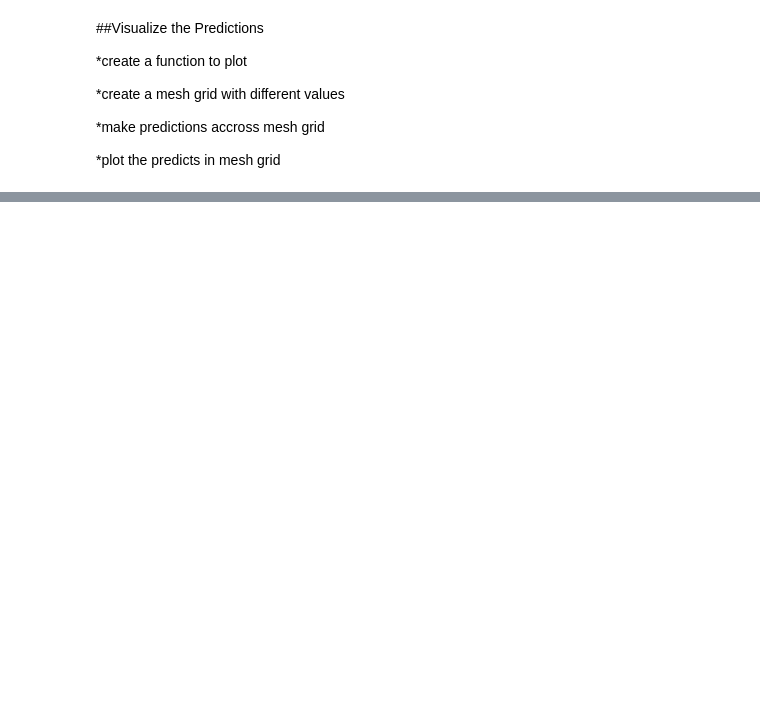
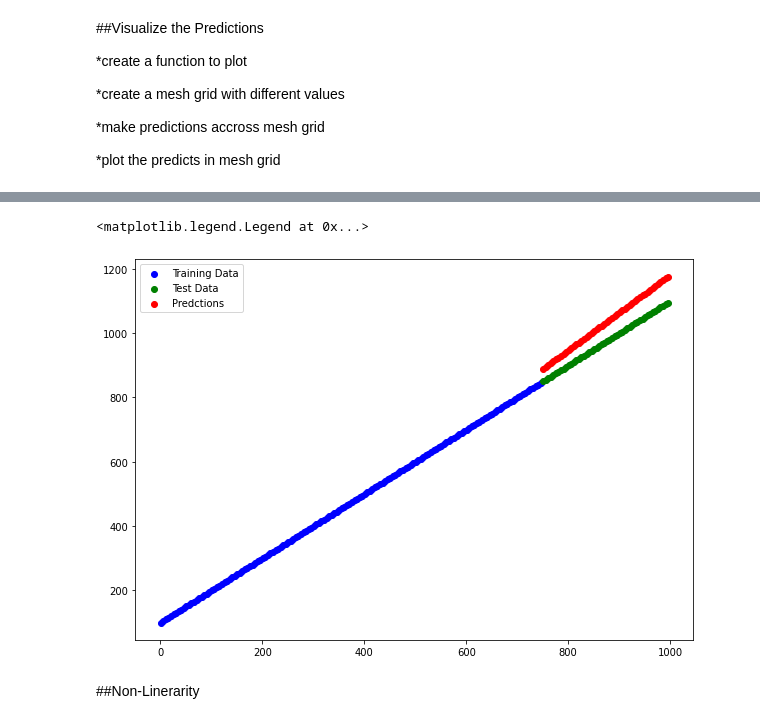
Before and after one commit to PasinduUkwatta/TensorFlow--Practise, a Jupyter notebook: 02_Neural_Network_Classification.ipynb, the cells around one changed output, grey strips where cells are left out. Cells and saved outputs as stored; diff of their text form; code cells hidden in the pictures; blank space fills up the shorter version.

```diff
--- a/02_Neural_Network_Classification.ipynb
+++ b/02_Neural_Network_Classification.ipynb
@@ -340,0 +372,26 @@ doing binary classiifcation
+# %%
+#set the random seed
+tf.random.set_seed(42)
+
+#create the model
+model_3=tf.keras.Sequential([
+                             tf.keras.layers.Dense(100),
+                             tf.keras.layers.Dense(10),
+                             tf.keras.layers.Dense(1)
+
+])
+
+
+#compile the model
+model_3.compile(loss=tf.keras.losses.mae,
+                optimizer=tf.keras.optimizers.Adam(),
+                metrics=["mae"])
+# %%
+#split the data into training and test set
+X_reg_train =X_regression[:150]
+X_reg_test=X_regression[150:]
+y_reg_train=y_regression[:150]
+y_reg_test=y_regression[150:]
+
+#fit the model into train data
+model_3.fit(X_reg_train,y_reg_train,epochs=100)
@@ -340,0 +422,17 @@ doing binary classiifcation
+# %%
+#make predcitons
+y_reg_preds=model_3.predict(X_reg_test)
+
+#plot the model predcitons against the regrestion data
+plt.figure(figsize=(10,7))
+
+plt.scatter(X_reg_train,y_reg_train,c="b",label="Training Data")
+plt.scatter(X_reg_test,y_reg_test,c="g",label="Test Data")
+
+plt.scatter(X_reg_test,y_reg_preds,c="r",label="Predctions")
+plt.legend()
+# %% [output]
+<matplotlib.legend.Legend at 0x...>
+[figure, added]
+# %% [markdown]
+##Non-Linerarity
```
Also changed, not shown: parts of 114 cells of this notebook.
